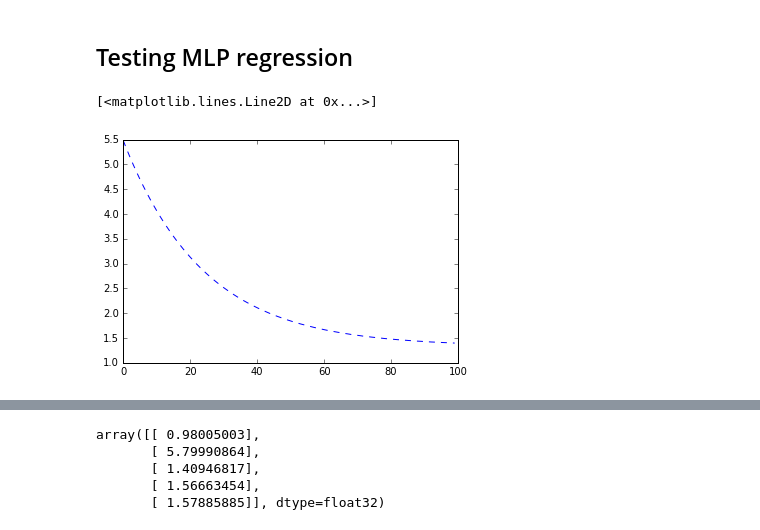
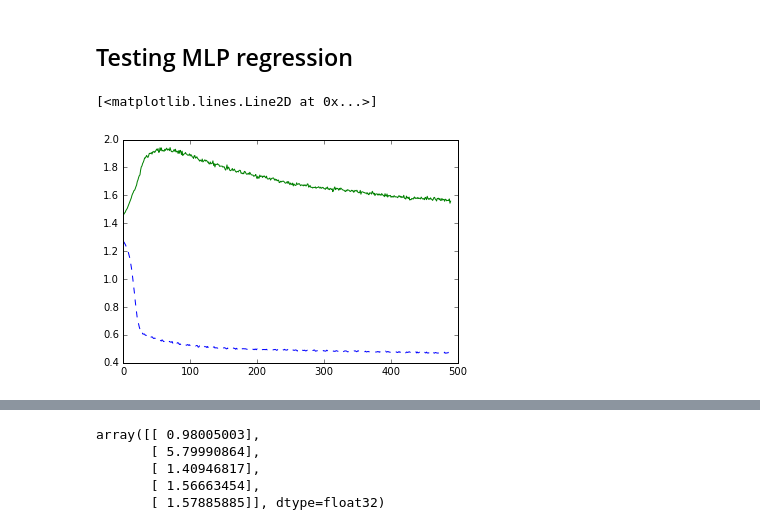
Before and after one commit to davidbp/connectionist, a Jupyter notebook: MLPRegression/mlp_regression_theano_example.ipynb, the cells around one changed output, grey strips where cells are left out. Saved outputs shown, nothing was run; the diff lists cells and outputs as text; code cells hidden in the pictures.

Commit message:
dropout seems to have an odd behaviour, specially on test data

```diff
--- a/MLPRegression/mlp_regression_theano_example.ipynb
+++ b/MLPRegression/mlp_regression_theano_example.ipynb
@@ -31,10 +35,11 @@ features = ['MedInc', 'HouseAge', 'AveRooms', 'AveBedrms', 'Population',
 
 target = ['target']
 # %%
-
 X_train = Xy_df[features].as_matrix()
 y_train = Xy_df[target].as_matrix()
 X_train = sklearn.preprocessing.minmax_scale(X_train)
+
+X_train, X_test, y_train, y_test =sklearn.model_selection.train_test_split(X_train, y_train)
 # %% [markdown]
 ## Overview mlp
 # %%
@@ -66,34 +71,68 @@ array([[ 0.00098005],
 import matplotlib
 from matplotlib import pyplot as plt
 import mlp_regression
+n_epochs = 500
+batch_size = 200
+# %%
+n_features = len(features)
+dims = [n_features, 400, 400, 1]
+activations = ["relu", "relu", "identity"]
+
+model = mlp_regression.MLPRegression(dims,
+                                     activations=activations,
+                                     learning_rate=0.005,
+                                     dropout_prob=0.2)
+
+n_samples = X_train.shape[0]
+n_batches = n_samples // batch_size
+
+import sys
+cost_evolution = []
+cost_test_evolution = []
+
+for i in range(n_epochs):
+    cost_minibatch = 0
+    n_batches = 0
+    for ind in range(0, n_samples, batch_size):
+        n_batches +=1
+        cost_minibatch += model.partial_fit(X_train[ind:ind+batch_size],
+                                               y_train[ind:ind+batch_size])
+
+    cost_test_evolution.append(model.compute_cost_(X_test, y_test))
+    cost_evolution.append(cost_minibatch/n_batches )
+    #print (cost_minibatch/n_batches)
+# %%
+plt.plot(cost_evolution[10:],"--")
+plt.plot(cost_test_evolution[10:],"-")
+# %% [output]
+[<matplotlib.lines.Line2D at 0x...>]
+[figure, added]
 # %%
 n_features = len(features)
-dims = [n_features, 200, 100, 1]
+dims = [n_features, 400, 400, 1]
 activations = ["relu", "relu", "identity"]
 
 model = mlp_regression.MLPRegression(dims,
                                      activations=activations ,
-                                     learning_rate=0.0001,
-                                     dropout_prob=0.5)
+                                     learning_rate=0.005,
+                                     dropout_prob=-1)
 
 n_samples = X_train.shape[0]
 batch_size = 200
 n_batches = n_samples // batch_size
 
 import sys
-cost_evo = []
-for i in range(100):
+cost_evolution_nodropout = []
+cost_test_evolution_nodropout = []
+
+for i in range(n_epochs):
     cost_minibatch =0
     n_batches = 0
     for ind in range(0, n_samples, batch_size):
         n_batches +=1
         cost_minibatch += model.partial_fit(X_train[ind:ind+batch_size],
-                                               y_train[ind:ind+batch_size])
+                                            y_train[ind:ind+batch_size])
 
-    cost_evo.append(cost_minibatch/n_batches )
-
-
-plt.plot(cost_evo,"--")
+    cost_test_evolution_nodropout.append(model.compute_cost_(X_test, y_test))
+    cost_evolution_nodropout.append(cost_minibatch/n_batches )
+    #print (cost_minibatch/n_batches)
-# %% [output]
-[<matplotlib.lines.Line2D at 0x...>]
-[figure, removed]
```
Also changed, not shown: parts of 6 cells of this notebook, 1 other file.
